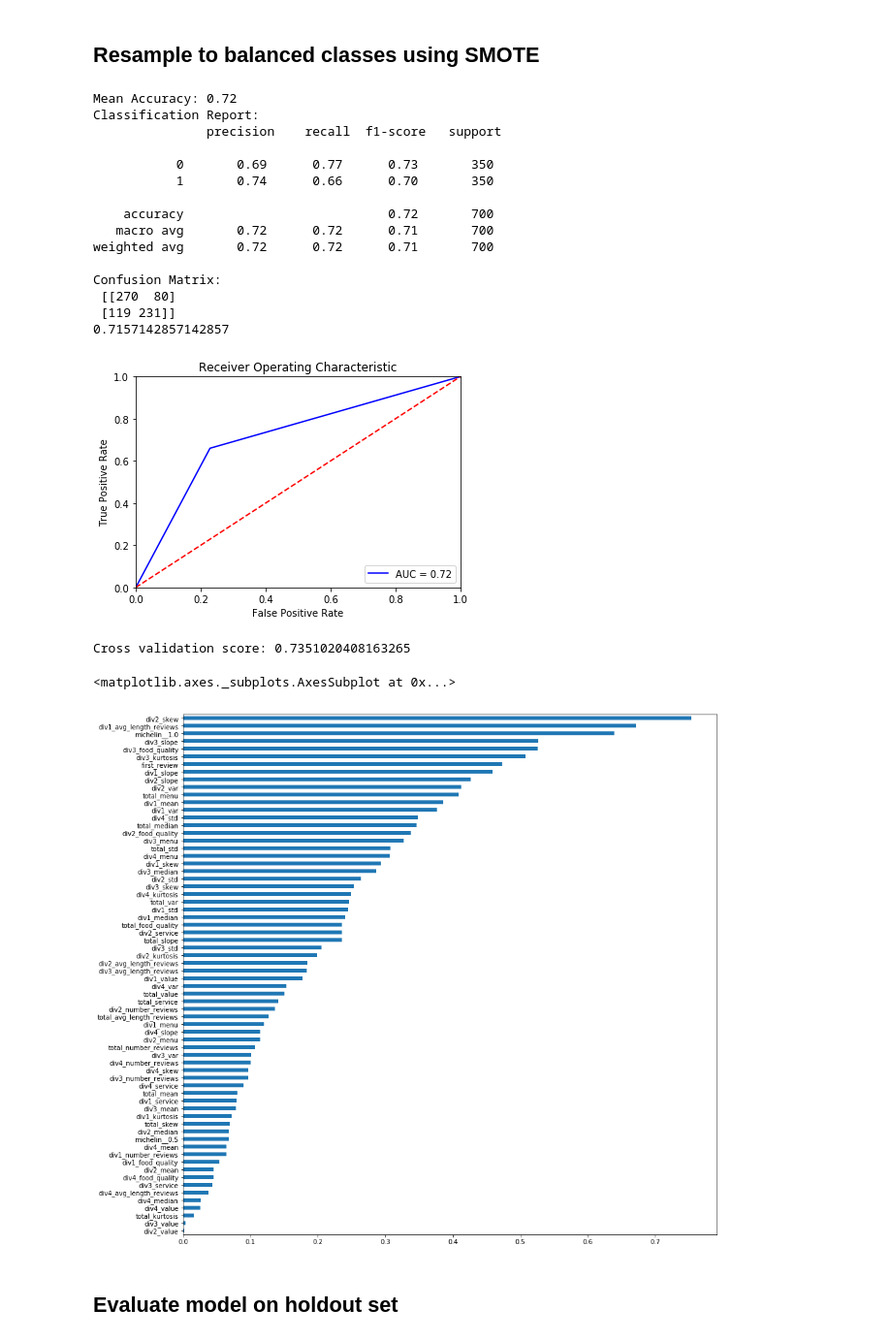
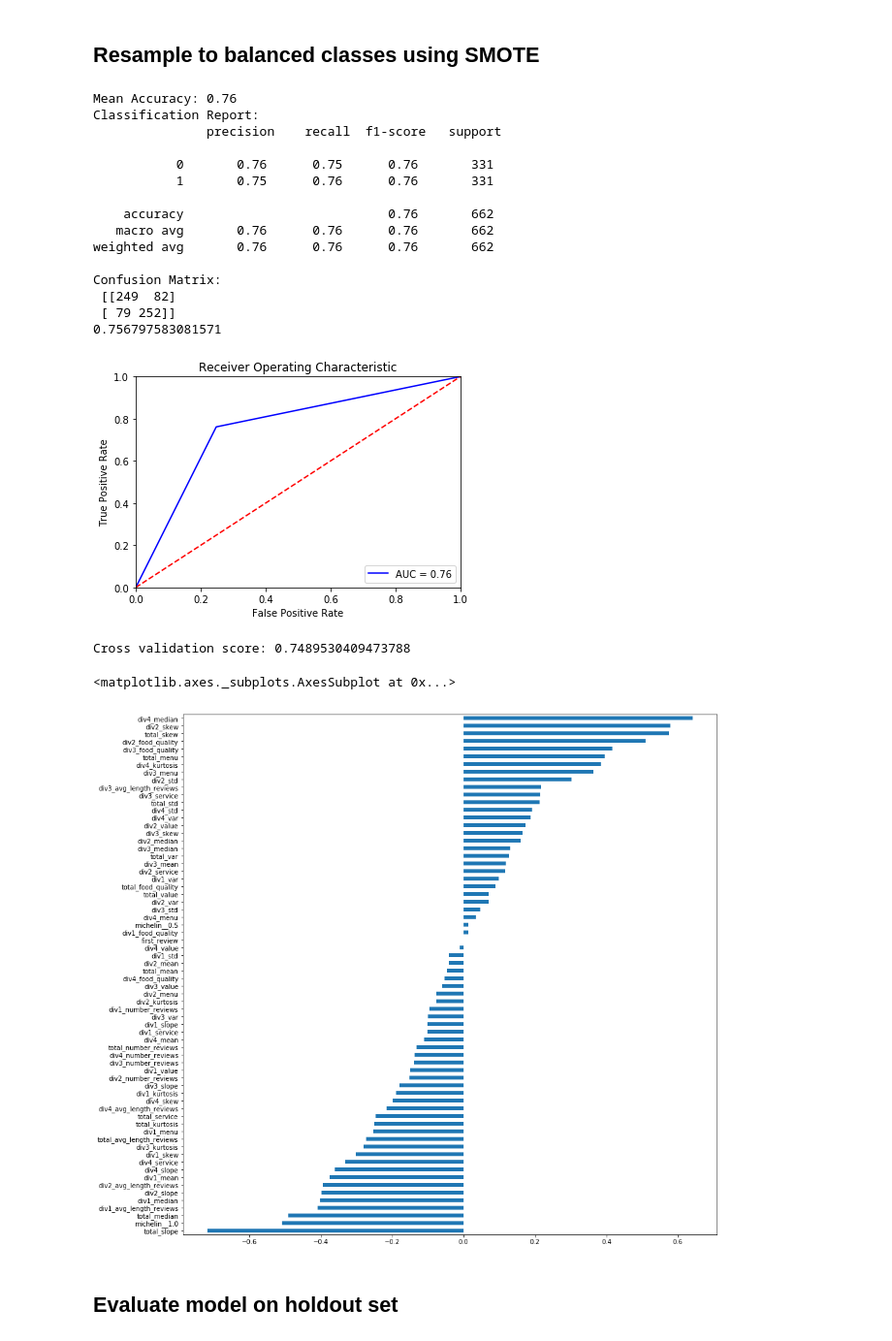
Before and after one commit to ysheynin/Michelin_Survivor_NYC, a Jupyter notebook: Michelin Survival Analysis.ipynb, the cells around one changed output. Shown at 97% size. Cells and saved outputs as stored; diff of their text form; code cells hidden in the pictures.

Commit message:
added new restaurants from scrape

```diff
--- a/Michelin Survival Analysis.ipynb
+++ b/Michelin Survival Analysis.ipynb
@@ -48,9 +48,7 @@ from sklearn.preprocessing import normalize
 
 def get_review_topic_weights(yelp_data):
 
-    yelp_data['review'] = (
-                        yelp_data.review.str
-                       .replace('\\\\xc2', '')
+    yelp_data['review'] = (yelp_data.review.str.replace('\\\\xc2', '')
                        .str.replace('\\\\xa0', '')
                         .str.replace('\\\xa0', '')
                        .str.lower()
@@ -68,8 +66,12 @@ def get_review_topic_weights(yelp_data):
                         .str.replace(r'\bas\b', '')
                         .str.replace(r'\bof\b', '') )
 
+    yelp_data['restaurant'] = (yelp_data['restaurant'].str.replace('é', 'e').str.replace('ë', 'e'))
+
+
+
     # yelp_data.date   =  yelp_data.date.str.replace('Updatedreview', '')                  )
-    yelp_data.date   = pd.to_datetime(yelp_data.date.str.replace('Updatedreview', ''))
+    yelp_data['date']  = pd.to_datetime(yelp_data.date.str.replace('Updatedreview', ''))
     yelp_data        = yelp_data.drop_duplicates(keep = False)
 
     pos_reviews = yelp_data.review[(yelp_data.rating>3)].values
@@ -173,10 +175,10 @@ def get_review_topic_weights(yelp_data):
 def get_subset_dict(predict_year, michelin_data, yelp_data):
 
     evaluation_cutoff = 100 # in days
-    year_data = dict()
+    year_data         = dict()
 
-    next_year = 'stars_{}'.format(str(predict_year))
-    this_year = 'stars_{}'.format(str(predict_year-1))
+    next_year        = 'stars_{}'.format(str(predict_year))
+    this_year        = 'stars_{}'.format(str(predict_year-1))
     michelin_subset  = michelin_data.loc[michelin_data[this_year] != 0]
     michelin_subset  = michelin_subset.set_index('name', drop = True)
     michelin_subset  = michelin_subset.loc[list(set(michelin_subset.index) & set(yelp_data.restaurant.unique()))]
@@ -191,9 +193,12 @@ def get_subset_dict(predict_year, michelin_data, yelp_data):
 
     yelp_subset_index = yelp_data.restaurant.apply(check_if_subset)
     subset_data  = yelp_data.loc[yelp_subset_index]
+    subset_data['first_review'] = min(subset_data.date)
 
-    subset_data  = subset_data.loc[subset_data.date < dt.datetime(predict_year, 1, 1)
-                                   -  dt.timedelta(days = evaluation_cutoff)]
+    subset_data  = subset_data.loc[(subset_data.date < dt.datetime(predict_year, 1, 1)
+                                   -  dt.timedelta(days = evaluation_cutoff)) & (subset_data.date > dt.datetime(predict_year-1, 1, 1)
+                                   -  dt.timedelta(days = evaluation_cutoff)) ]
+
     year_data['michelin'] = michelin_subset
     year_data['target']   = target
     year_data['yelp']     = subset_data
@@ -252,7 +257,7 @@ def make_div_features(restaurant_df, predict_year):
     total_df['number_reviews']     = [len(restaurant_df.rating), len(restaurant_df.rating)]
     total_df['avg_length_reviews'] = [np.sum(restaurant_df.review.apply(len))/restaurant_df.shape[0], np.sum(restaurant_df.review.apply(len))/restaurant_df.shape[0]
                                      ]
-    total_df['first_review']       = ((dt.datetime(predict_year, 1, 1)  -  dt.timedelta(days = 100)) - min(restaurant_df.date)).days
+    total_df['first_review']       = ((dt.datetime(predict_year, 1, 1)  -  dt.timedelta(days = 100)) - restaurant_df['first_review'][0]).days
 
     for each in review_cols:
         div_df[each]   = restaurant_df[each].resample('4M').mean().reset_index(drop = True)
@@ -304,7 +309,10 @@ def get_features_and_predicted(data_df, predict_year):
         for measure in measures:
             for div in range(0,ndivs):
                 if div+1 < ndivs:
-                    row['div{}_{}'.format(div+1, measure)] = rating_features['divs'][measure][div]
+                    try:
+                        row['div{}_{}'.format(div+1, measure)] = rating_features['divs'][measure][div]
+                    except:
+                         row['div{}_{}'.format(div+1, measure)] = rating_features['divs'][measure][0]
 
                 else:
                     row['total_{}'.format(measure)] = rating_features['total'][measure].loc[0]
@@ -340,7 +348,7 @@ def make_resampled(X,y):
  #input DataFrame
  #X →Independent Variable in DataFrame\
  #y →dependent Variable in Pandas DataFrame format
-    sm = SMOTE(random_state = 0)
+    sm = SMOTE()
     X_new, y_new = sm.fit_sample(X, y)
 
     return  pd.DataFrame(X_new, columns = X.columns), pd.Series(y_new)
@@ -477,29 +503,29 @@ clf = run_model(resampled_train, resampled_train, cols = resampled_train['X'].co
 score = cross_val_score(clf, resampled_train['X'], resampled_train['y'], cv = 10, scoring= 'roc_auc').mean()
 print('Cross validation score: {}'.format(score))
 # %% [output]
-Mean Accuracy: 0.72
+Mean Accuracy: 0.76
 Classification Report:
                precision    recall  f1-score   support
 
-           0       0.69      0.77      0.73       350
-           1       0.74      0.66      0.70       350
+           0       0.76      0.75      0.76       331
+           1       0.75      0.76      0.76       331
 
-    accuracy                           0.72       700
-   macro avg       0.72      0.72      0.71       700
-weighted avg       0.72      0.72      0.71       700
+    accuracy                           0.76       662
+   macro avg       0.76      0.76      0.76       662
+weighted avg       0.76      0.76      0.76       662
 
 Confusion Matrix:
- [[270  80]
- [119 231]]
-0.7157142857142857
+ [[249  82]
+ [ 79 252]]
+0.756797583081571
-[figure, old version]
+[figure, new version]
-Cross validation score: 0.7351020408163265
+Cross validation score: 0.7489530409473788
 # %%
-coefs_abs = pd.Series(abs(clf.coef_[0]), index = train['X'].columns).sort_values(ascending = True)
+coefs_abs = pd.Series(clf.coef_[0], index = train['X'].columns).sort_values(ascending = True)
 coefs_abs.plot.barh(figsize = (15,15))
 # %% [output]
 <matplotlib.axes._subplots.AxesSubplot at 0x...>
-[figure, old version]
+[figure, new version]
 # %% [markdown]
 ## Evaluate model on holdout set
 # %%
```
Also changed, not shown: parts of 10 cells of this notebook, 9 other files.
